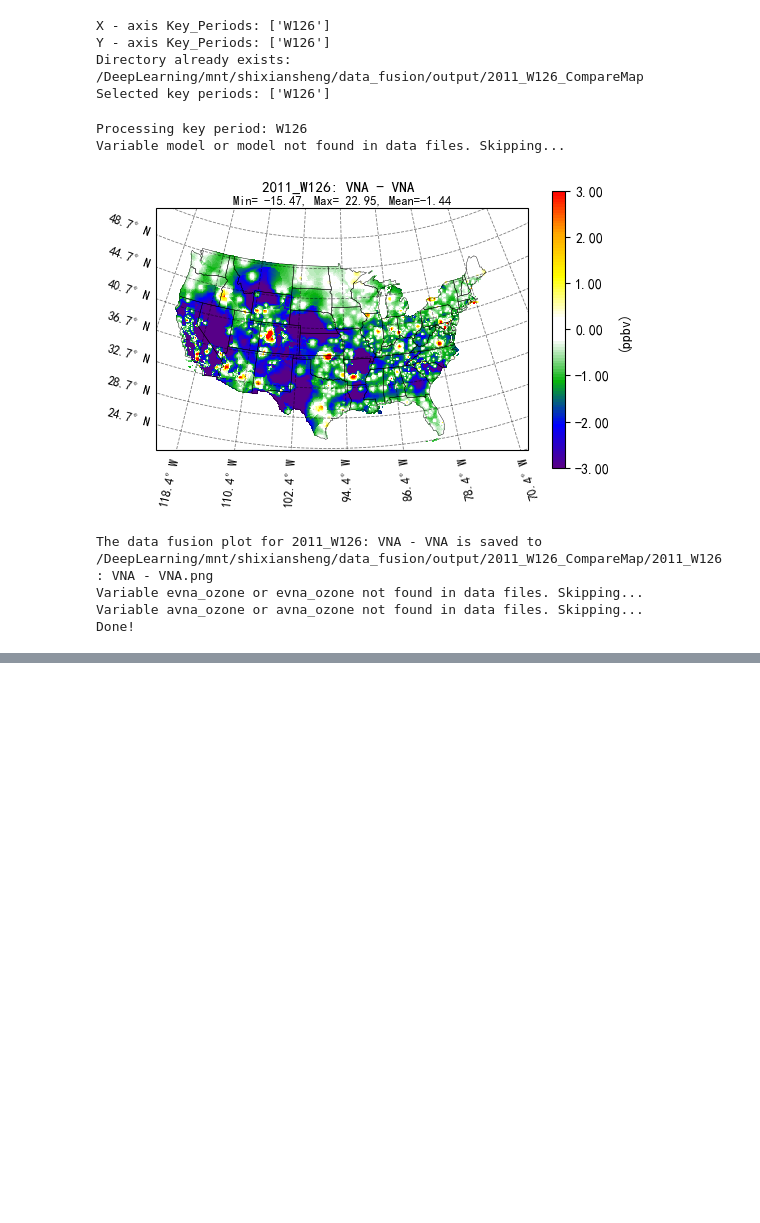
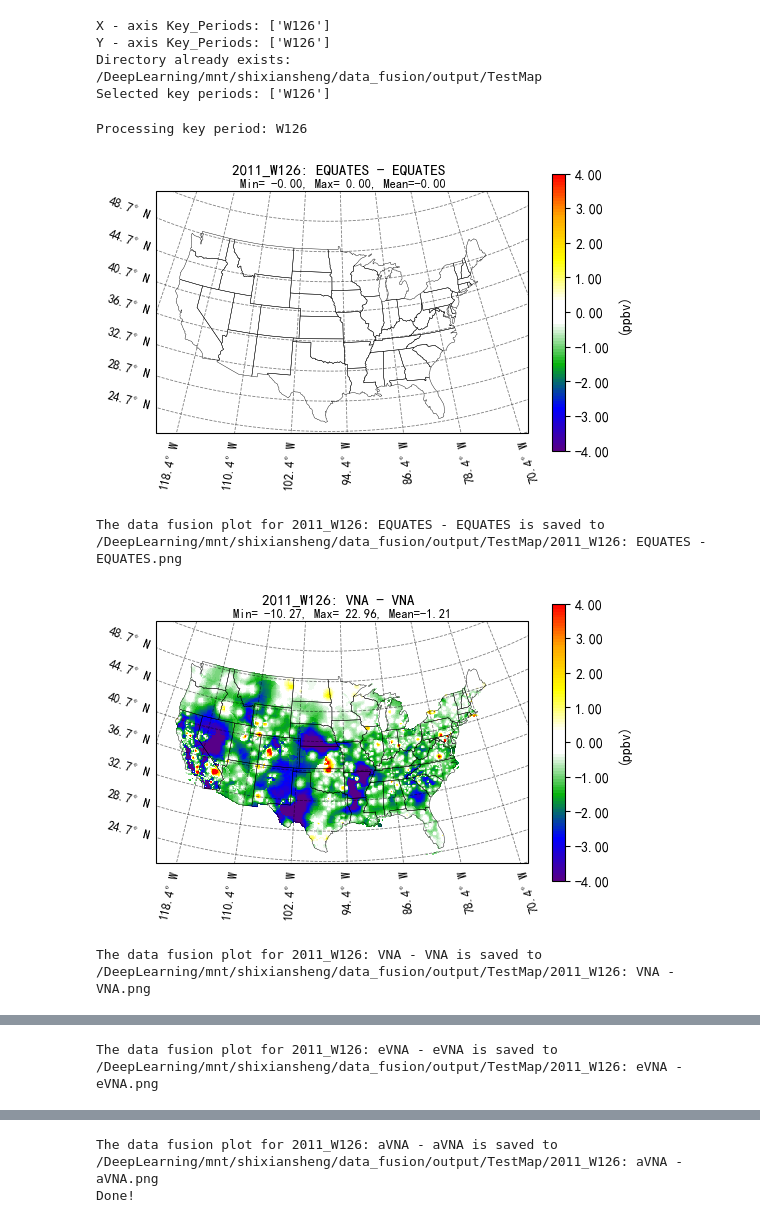
Before and after one commit to YuanTouMaoDie/O3MAT, a Jupyter notebook: Map_OHTER_Diff.ipynb, the cells around one changed output, grey strips where cells are left out. Saved outputs shown, nothing was run; the diff lists cells and outputs as text; code cells hidden in the pictures; blank space fills up the shorter version.

```diff
--- a/Map_OHTER_Diff.ipynb
+++ b/Map_OHTER_Diff.ipynb
@@ -113,7 +113,7 @@ def plot_us_map(
     year = year_x
 
     # Create save path
-    save_path = os.path.join("/DeepLearning/mnt/shixiansheng/data_fusion/output", f"{year}_W126_CompareMap")
+    save_path = os.path.join("/DeepLearning/mnt/shixiansheng/data_fusion/output", f"TestMap")
     try:
         if not os.path.exists(save_path):
             os.makedirs(save_path)
@@ -211,7 +211,7 @@ def plot_us_map(
 if __name__ == "__main__":
     # 输入文件
     fusion_output_file_y = r"/DeepLearning/mnt/shixiansheng/data_fusion/output/W126/2011_W126_ST.csv"
-    fusion_output_file_x = r"/DeepLearning/mnt/shixiansheng/data_fusion/output/W126/W126_VNA_2011_March_October.csv"
+    fusion_output_file_x = r"/DeepLearning/mnt/shixiansheng/data_fusion/output/W126/2011_W126_ST_AtF_True.csv"
 
     # 其他代码
     model_file = r"/backupdata/data_EPA/EQUATES/EQUATES_data/HR2DAY_LST_ACONC_v532_cb6r3_ae7_aq_WR413_MYR_STAGE_2011_12US1_2011.nc"
@@ -219,7 +219,7 @@ if __name__ == "__main__":
     variables = ['model','vna_ozone', 'evna_ozone', 'avna_ozone', 'ds_ozone','harvard_ml']
     comparisons = list(itertools.combinations(variables, 2))
     comparisons = [('model','model'),('vna_ozone','vna_ozone'),('evna_ozone','evna_ozone'),('avna_ozone','avna_ozone')]
-    # comparisons = [('model','model')]
+    # comparisons = [('avna_ozone','avna_ozone')]
 
 
     # 为每个对比设置独立的绘图参数（统一设置）
@@ -235,40 +235,38 @@ if __name__ == "__main__":
             'panel_layout': None,
             'delta_map_settings': {
                 "cmap": cmaps.ViBlGrWhYeOrRe,
-                "value_range": (-3, 3),
+                "value_range": (-4, 4),
                 "colorbar_ticks_num": None,
                 "colorbar_ticks_value_format": ".2f",
                 "value_format": ".2f"
             },
             'title_fontsize': 11,
             'xy_title_fontsize': 9,
             'show_grid_line': None,
             'show_dependenct_colorbar': True,
             'show_domain_mean': True
         }
     }
 
     # 指定画图的指标
     selected_periods = ['DJF','MAM','JJA','SON','Apr-Sep','Annual','top-10','W126']
 
     plot_us_map(
         fusion_output_file_x,
         fusion_output_file_y,
         model_file,
         comparisons=comparisons,
         variable_settings=variable_settings,
         selected_periods=selected_periods
     )
     print("Done!")
 # %% [output]
 X - axis Key_Periods: ['W126']
 Y - axis Key_Periods: ['W126']
-Directory already exists: /DeepLearning/mnt/shixiansheng/data_fusion/output/2011_W126_CompareMap
+Directory already exists: /DeepLearning/mnt/shixiansheng/data_fusion/output/TestMap
 Selected key periods: ['W126']
 Processing key period: W126
-Variable model or model not found in data files. Skipping...
-[figure, old version]
+[figure, new version]
-The data fusion plot for 2011_W126: VNA - VNA is saved to /DeepLearning/mnt/shixiansheng/data_fusion/output/2011_W126_CompareMap/2011_W126: VNA - VNA.png
-Variable evna_ozone or evna_ozone not found in data files. Skipping...
-Variable avna_ozone or avna_ozone not found in data files. Skipping...
-Done!
+The data fusion plot for 2011_W126: EQUATES - EQUATES is saved to /DeepLearning/mnt/shixiansheng/data_fusion/output/TestMap/2011_W126: EQUATES - EQUATES.png
+[figure, added]
+The data fusion plot for 2011_W126: VNA - VNA is saved to /DeepLearning/mnt/shixiansheng/data_fusion/output/TestMap/2011_W126: VNA - VNA.png
@@ -274,0 +274 @@ Done!
+The data fusion plot for 2011_W126: eVNA - eVNA is saved to /DeepLearning/mnt/shixiansheng/data_fusion/output/TestMap/2011_W126: eVNA - eVNA.png
@@ -274,0 +276,2 @@ Done!
+The data fusion plot for 2011_W126: aVNA - aVNA is saved to /DeepLearning/mnt/shixiansheng/data_fusion/output/TestMap/2011_W126: aVNA - aVNA.png
+Done!
```
Also changed, not shown: parts of 1 cell of this notebook, 55 other files.
